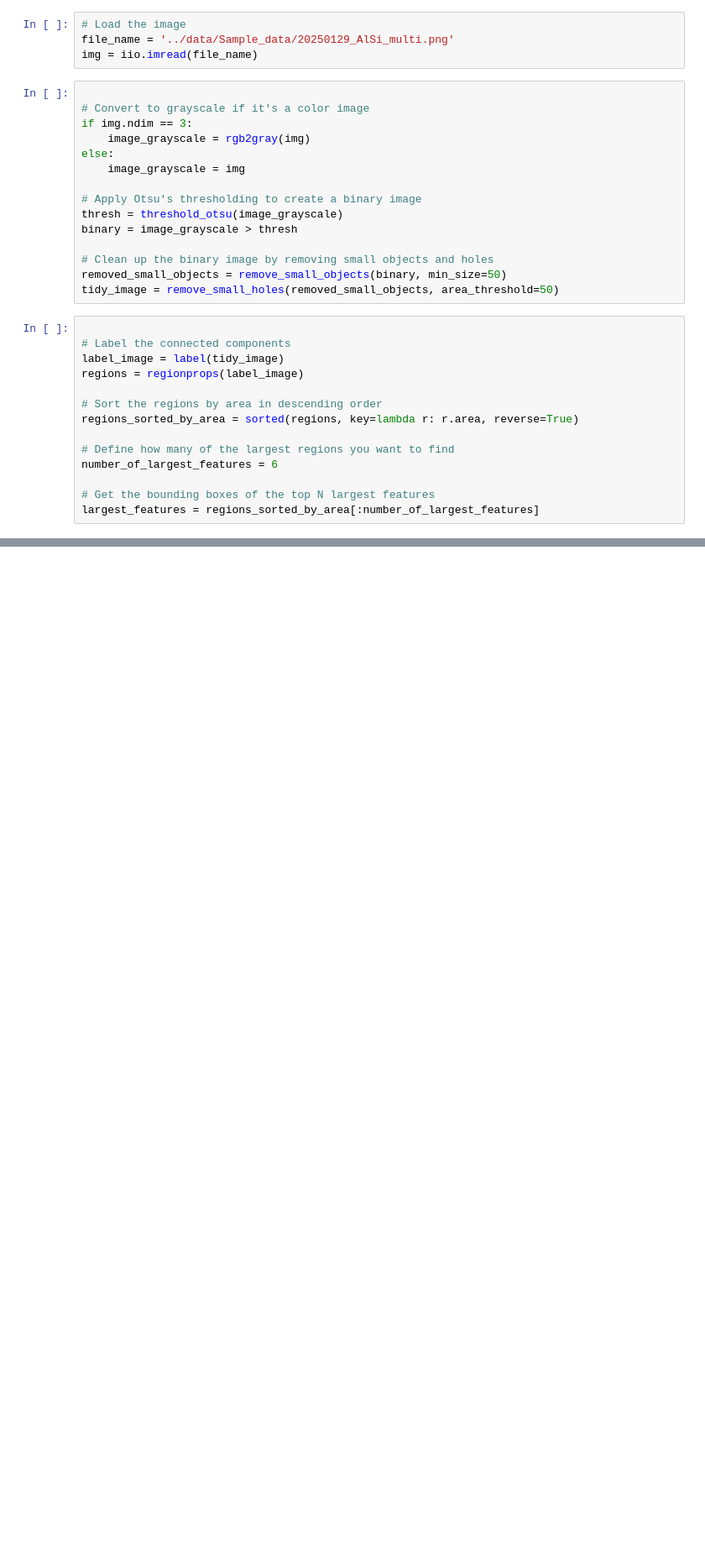
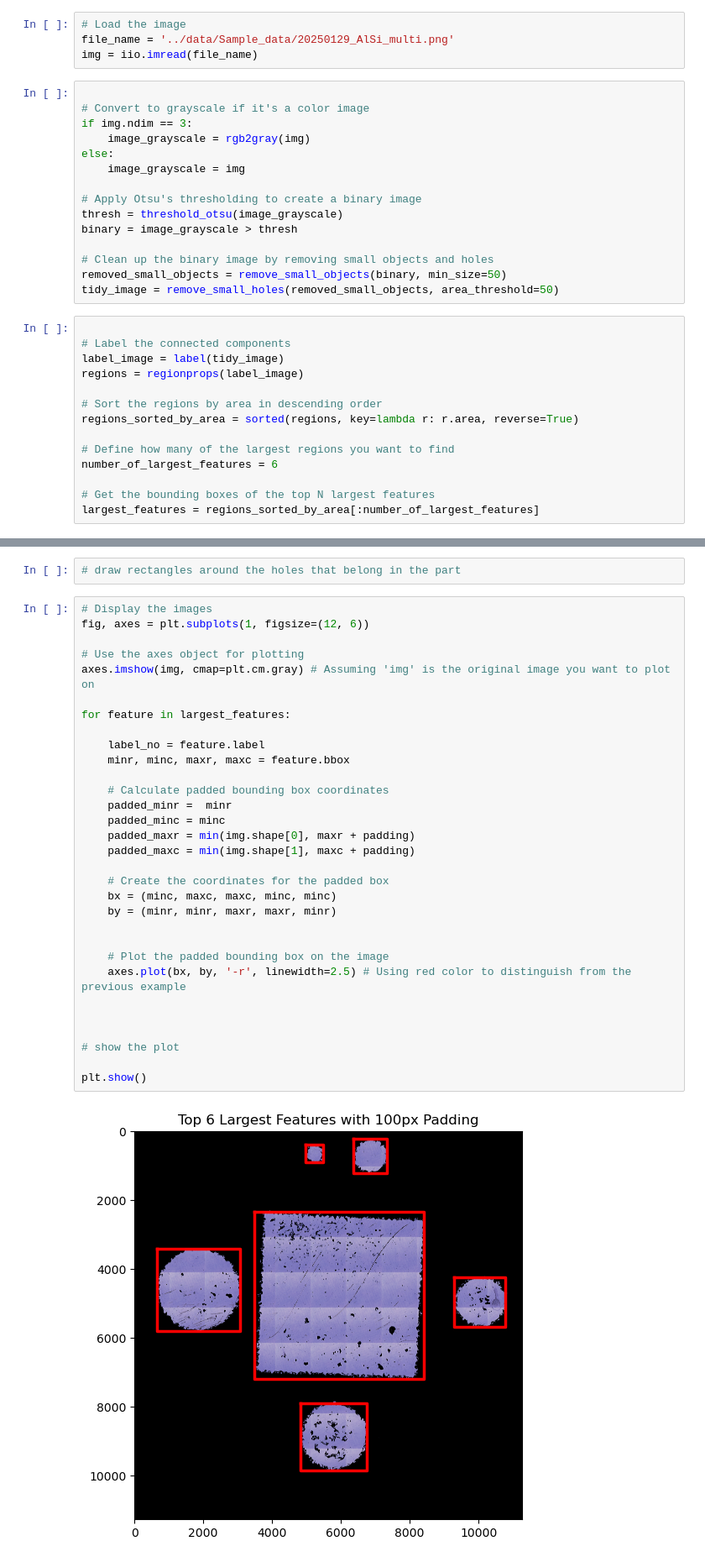
Before and after one commit to WunmiOlukoya/Porosity-analysis-Generic, a Jupyter notebook: notebooks/06-Multipart_trial.ipynb, the cells around one changed output, grey strips where cells are left out. Shown at 84% size. Saved outputs shown, nothing was run; the diff lists cells and outputs as text; blank space fills up the shorter version.

```diff
--- a/notebooks/06-Multipart_trial.ipynb
+++ b/notebooks/06-Multipart_trial.ipynb
@@ -126,0 +139,35 @@ a, b  = feature_crop[0]
+# %%
+# draw rectangles around the holes that belong in the part
+# %%
+# Display the images
+fig, axes = plt.subplots(1, figsize=(12, 6))
+
+# Use the axes object for plotting
+axes.imshow(img, cmap=plt.cm.gray) # Assuming 'img' is the original image you want to plot on
+
+for feature in largest_features:
+
+    label_no = feature.label
+    minr, minc, maxr, maxc = feature.bbox
+
+    # Calculate padded bounding box coordinates
+    padded_minr =  minr
+    padded_minc = minc
+    padded_maxr = min(img.shape[0], maxr + padding)
+    padded_maxc = min(img.shape[1], maxc + padding)
+
+    # Create the coordinates for the padded box
+    bx = (minc, maxc, maxc, minc, minc)
+    by = (minr, minr, maxr, maxr, minr)
+
+
+    # Plot the padded bounding box on the image
+    axes.plot(bx, by, '-r', linewidth=2.5) # Using red color to distinguish from the previous example
+
+
+
+# show the plot
+
+plt.show()
+# %% [output]
+[figure, added]
```
Also changed, not shown: parts of 11 cells of this notebook, 3 other files.
